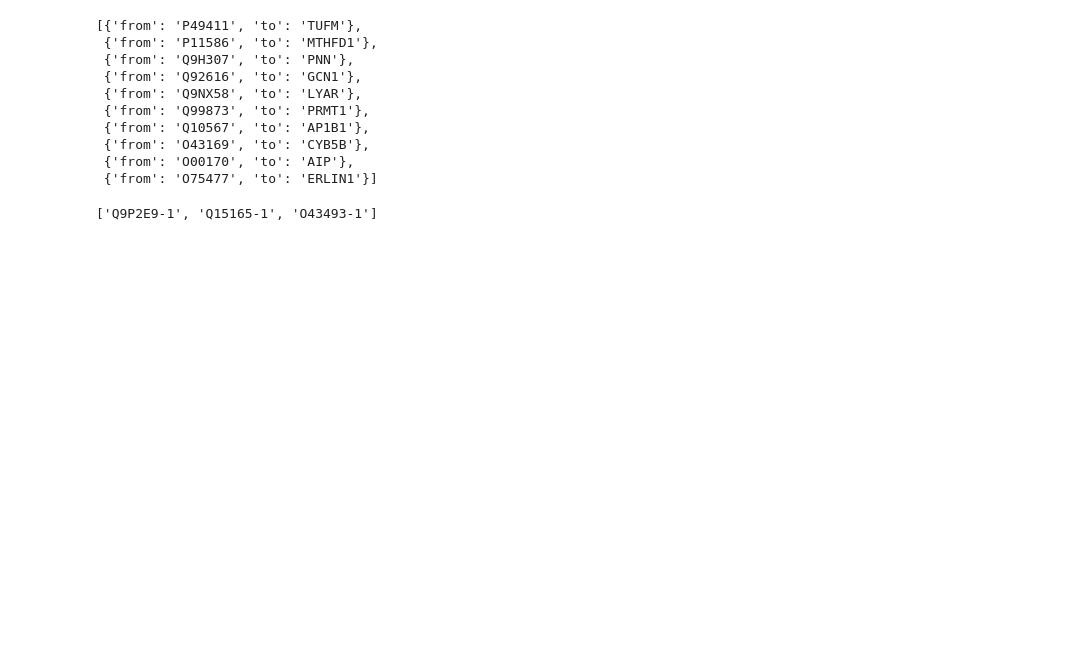
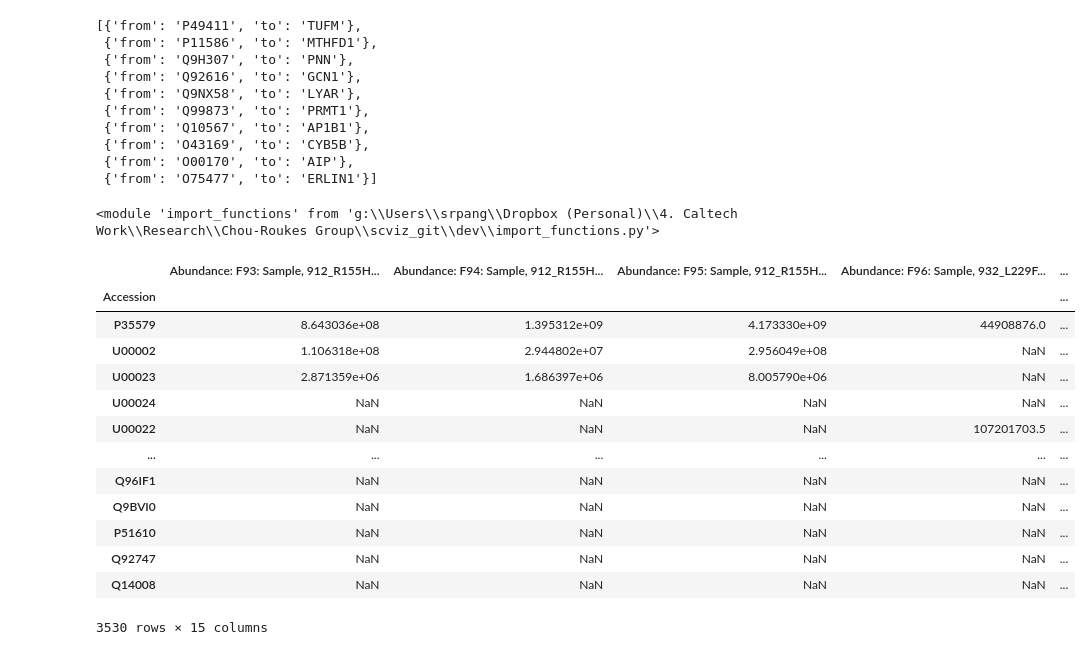
Before and after one commit to gnaprs/scviz, a Jupyter notebook: dev/dev_Uniprot_AccessionGeneSymbol.ipynb, the cells around one changed output. Cells and saved outputs as stored; diff of their text form; code cells hidden in the pictures; blank space fills up the shorter version.

Commit message:
Fix utility functions, add summary functionality to class

```diff
--- a/dev/dev_Uniprot_AccessionGeneSymbol.ipynb
+++ b/dev/dev_Uniprot_AccessionGeneSymbol.ipynb
@@ -213,7 +265,40 @@ results['results']
  {'from': 'O43169', 'to': 'CYB5B'},
  {'from': 'O00170', 'to': 'AIP'},
  {'from': 'O75477', 'to': 'ERLIN1'}]
-# %%
-results['failedIds']
-# %% [output]
-['Q9P2E9-1', 'Q15165-1', 'O43493-1']
+# %%
+import pandas as pd
+import numpy as np
+import matplotlib.pyplot as plt
+import seaborn as sns
+from sklearn.impute import KNNImputer
+import import_functions
+import importlib
+import gseapy as gp
+# from matplotlib_venn import venn2, venn3
+
+importlib.reload(import_functions)
+# %% [output]
+<module 'import_functions' from 'g:\\Users\\srpang\\Dropbox (Personal)\\4. Caltech Work\\Research\\Chou-Roukes Group\\scviz_git\\dev\\import_functions.py'>
+# %%
+sample_name = 'windy_proteins'
+df = pd.read_excel('windy_proteins.xlsx')
+abundance_col = [col for col in df.columns if "Abundance:" in col]
+data = df[abundance_col]
+data.index = df['Accession']
+
+data
+# %% [output]
+|  | Abundance: F93: Sample, 912_R155H... | Abundance: F94: Sample, 912_R155H... | Abundance: F95: Sample, 912_R155H... | Abundance: F96: Sample, 932_L229F... | ... |
+| Accession |  |  |  |  | ... |
+| P35579 | 8.643036e+08 | 1.395312e+09 | 4.173330e+09 | 44908876.0 | ... |
+| U00002 | 1.106318e+08 | 2.944802e+07 | 2.956049e+08 | NaN | ... |
+| U00023 | 2.871359e+06 | 1.686397e+06 | 8.005790e+06 | NaN | ... |
+| U00024 | NaN | NaN | NaN | NaN | ... |
+| U00022 | NaN | NaN | NaN | 107201703.5 | ... |
+| ... | ... | ... | ... | ... | ... |
+| Q96IF1 | NaN | NaN | NaN | NaN | ... |
+| Q9BVI0 | NaN | NaN | NaN | NaN | ... |
+| P51610 | NaN | NaN | NaN | NaN | ... |
+| Q92747 | NaN | NaN | NaN | NaN | ... |
+| Q14008 | NaN | NaN | NaN | NaN | ... |
+3530 rows × 15 columns
```
Also changed, not shown: parts of 32 cells of this notebook, 10 other files.
